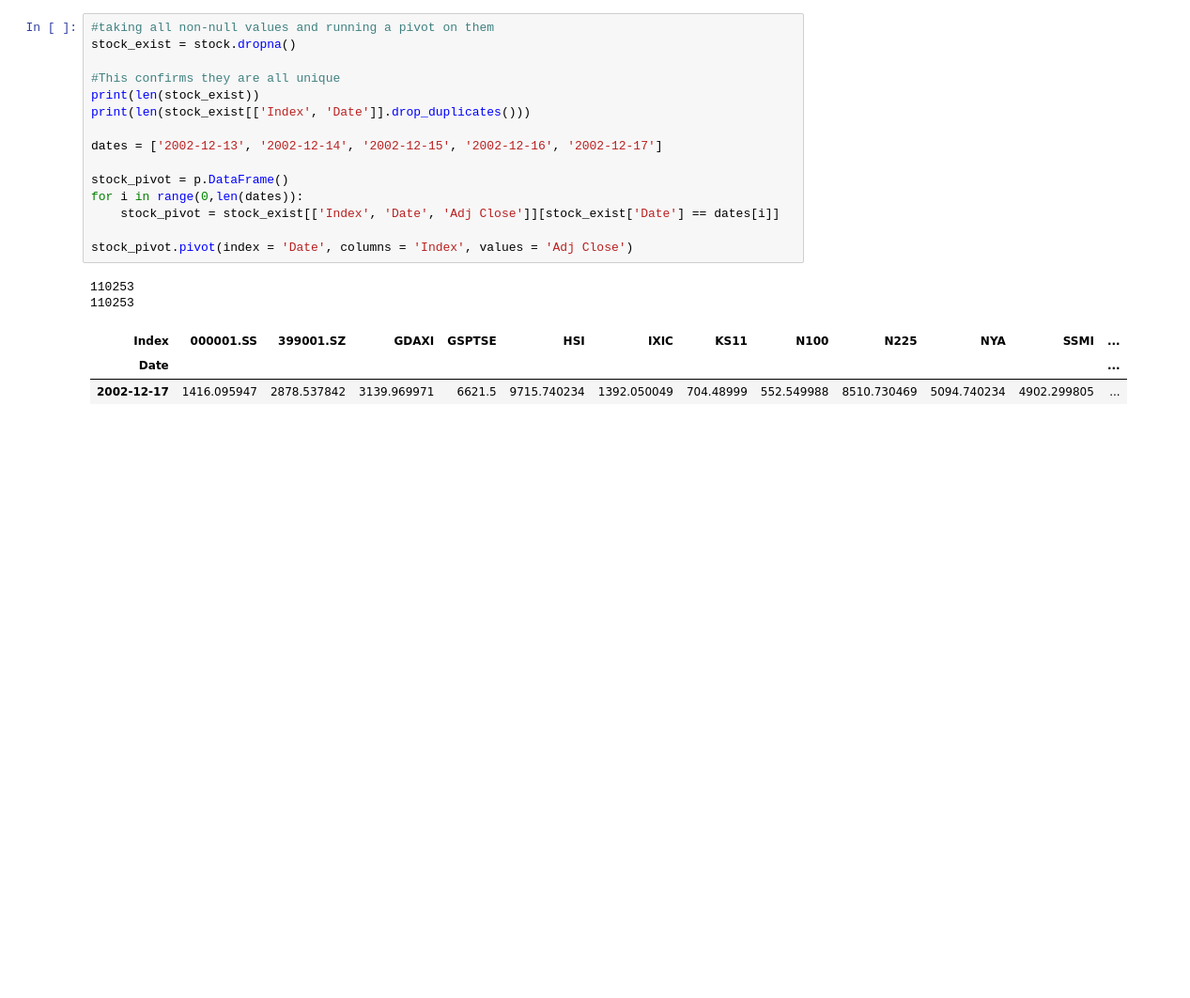
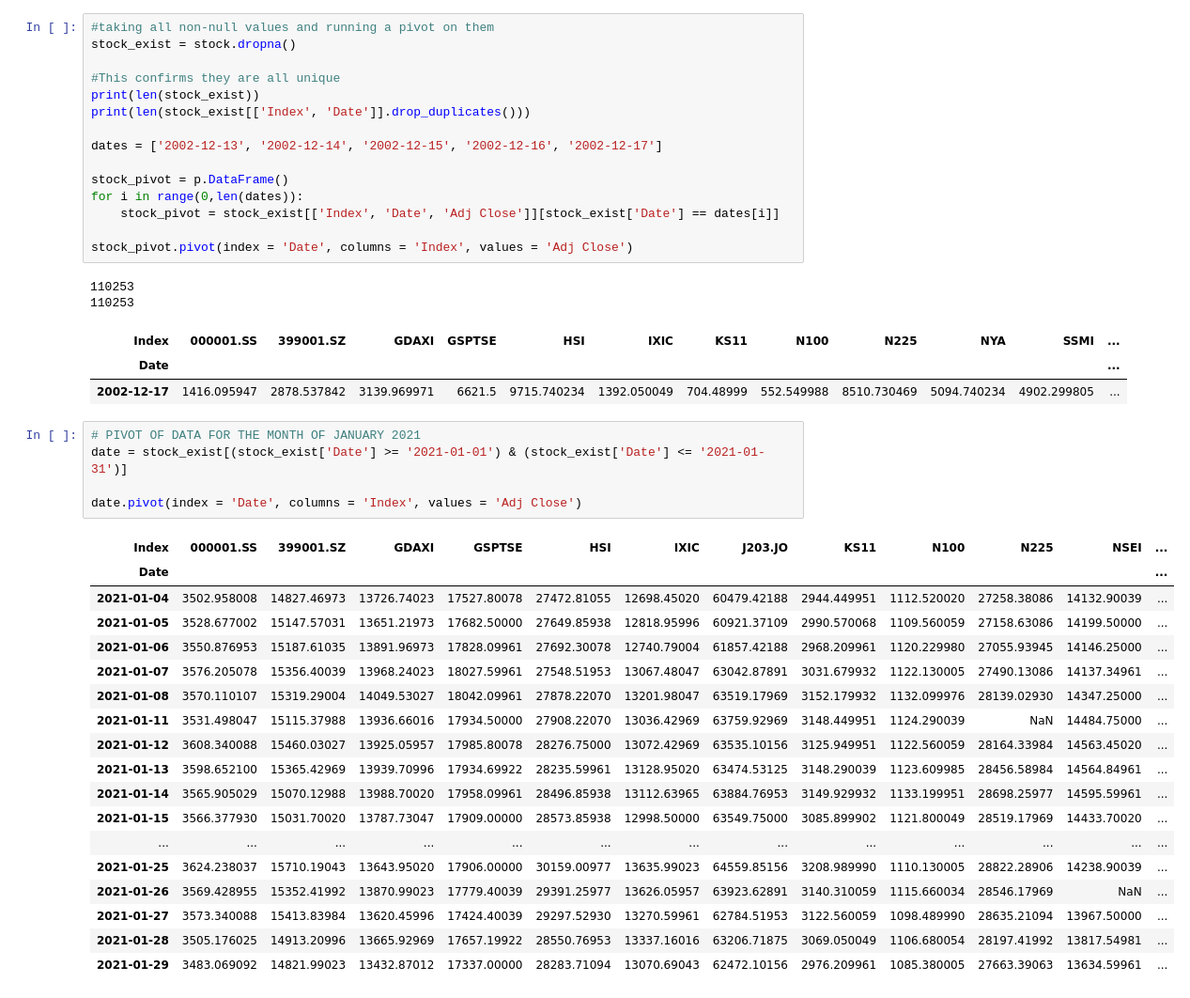
Before and after one commit to samdish7/COSC311, a Jupyter notebook: Projects/Project1/Stock.ipynb, the cells around one changed output. Shown at 94% size. Drawn from its saved outputs; the diff is of its cells as text; blank space fills up the shorter version.

```diff
--- a/Projects/Project1/Stock.ipynb
+++ b/Projects/Project1/Stock.ipynb
@@ -164,3 +166,27 @@ stock_pivot.pivot(index = 'Date', columns = 'Index', values = 'Adj Close')
 | Index | 000001.SS | 399001.SZ | GDAXI | GSPTSE | HSI | IXIC | KS11 | N100 | N225 | NYA | SSMI | ... |
 | Date |  |  |  |  |  |  |  |  |  |  |  | ... |
 | 2002-12-17 | 1416.095947 | 2878.537842 | 3139.969971 | 6621.5 | 9715.740234 | 1392.050049 | 704.48999 | 552.549988 | 8510.730469 | 5094.740234 | 4902.299805 | ... |
+# %%
+# PIVOT OF DATA FOR THE MONTH OF JANUARY 2021
+date = stock_exist[(stock_exist['Date'] >= '2021-01-01') & (stock_exist['Date'] <= '2021-01-31')]
+
+date.pivot(index = 'Date', columns = 'Index', values = 'Adj Close')
+# %% [output]
+| Index | 000001.SS | 399001.SZ | GDAXI | GSPTSE | HSI | IXIC | J203.JO | KS11 | N100 | N225 | NSEI | ... |
+| Date |  |  |  |  |  |  |  |  |  |  |  | ... |
+| 2021-01-04 | 3502.958008 | 14827.46973 | 13726.74023 | 17527.80078 | 27472.81055 | 12698.45020 | 60479.42188 | 2944.449951 | 1112.520020 | 27258.38086 | 14132.90039 | ... |
+| 2021-01-05 | 3528.677002 | 15147.57031 | 13651.21973 | 17682.50000 | 27649.85938 | 12818.95996 | 60921.37109 | 2990.570068 | 1109.560059 | 27158.63086 | 14199.50000 | ... |
+| 2021-01-06 | 3550.876953 | 15187.61035 | 13891.96973 | 17828.09961 | 27692.30078 | 12740.79004 | 61857.42188 | 2968.209961 | 1120.229980 | 27055.93945 | 14146.25000 | ... |
+| 2021-01-07 | 3576.205078 | 15356.40039 | 13968.24023 | 18027.59961 | 27548.51953 | 13067.48047 | 63042.87891 | 3031.679932 | 1122.130005 | 27490.13086 | 14137.34961 | ... |
+| 2021-01-08 | 3570.110107 | 15319.29004 | 14049.53027 | 18042.09961 | 27878.22070 | 13201.98047 | 63519.17969 | 3152.179932 | 1132.099976 | 28139.02930 | 14347.25000 | ... |
+| 2021-01-11 | 3531.498047 | 15115.37988 | 13936.66016 | 17934.50000 | 27908.22070 | 13036.42969 | 63759.92969 | 3148.449951 | 1124.290039 | NaN | 14484.75000 | ... |
+| 2021-01-12 | 3608.340088 | 15460.03027 | 13925.05957 | 17985.80078 | 28276.75000 | 13072.42969 | 63535.10156 | 3125.949951 | 1122.560059 | 28164.33984 | 14563.45020 | ... |
+| 2021-01-13 | 3598.652100 | 15365.42969 | 13939.70996 | 17934.69922 | 28235.59961 | 13128.95020 | 63474.53125 | 3148.290039 | 1123.609985 | 28456.58984 | 14564.84961 | ... |
+| 2021-01-14 | 3565.905029 | 15070.12988 | 13988.70020 | 17958.09961 | 28496.85938 | 13112.63965 | 63884.76953 | 3149.929932 | 1133.199951 | 28698.25977 | 14595.59961 | ... |
+| 2021-01-15 | 3566.377930 | 15031.70020 | 13787.73047 | 17909.00000 | 28573.85938 | 12998.50000 | 63549.75000 | 3085.899902 | 1121.800049 | 28519.17969 | 14433.70020 | ... |
+| ... | ... | ... | ... | ... | ... | ... | ... | ... | ... | ... | ... | ... |
+| 2021-01-25 | 3624.238037 | 15710.19043 | 13643.95020 | 17906.00000 | 30159.00977 | 13635.99023 | 64559.85156 | 3208.989990 | 1110.130005 | 28822.28906 | 14238.90039 | ... |
+| 2021-01-26 | 3569.428955 | 15352.41992 | 13870.99023 | 17779.40039 | 29391.25977 | 13626.05957 | 63923.62891 | 3140.310059 | 1115.660034 | 28546.17969 | NaN | ... |
+| 2021-01-27 | 3573.340088 | 15413.83984 | 13620.45996 | 17424.40039 | 29297.52930 | 13270.59961 | 62784.51953 | 3122.560059 | 1098.489990 | 28635.21094 | 13967.50000 | ... |
+| 2021-01-28 | 3505.176025 | 14913.20996 | 13665.92969 | 17657.19922 | 28550.76953 | 13337.16016 | 63206.71875 | 3069.050049 | 1106.680054 | 28197.41992 | 13817.54981 | ... |
+| 2021-01-29 | 3483.069092 | 14821.99023 | 13432.87012 | 17337.00000 | 28283.71094 | 13070.69043 | 62472.10156 | 2976.209961 | 1085.380005 | 27663.39063 | 13634.59961 | ... |
```
Also changed, not shown: parts of 1 cell of this notebook.
